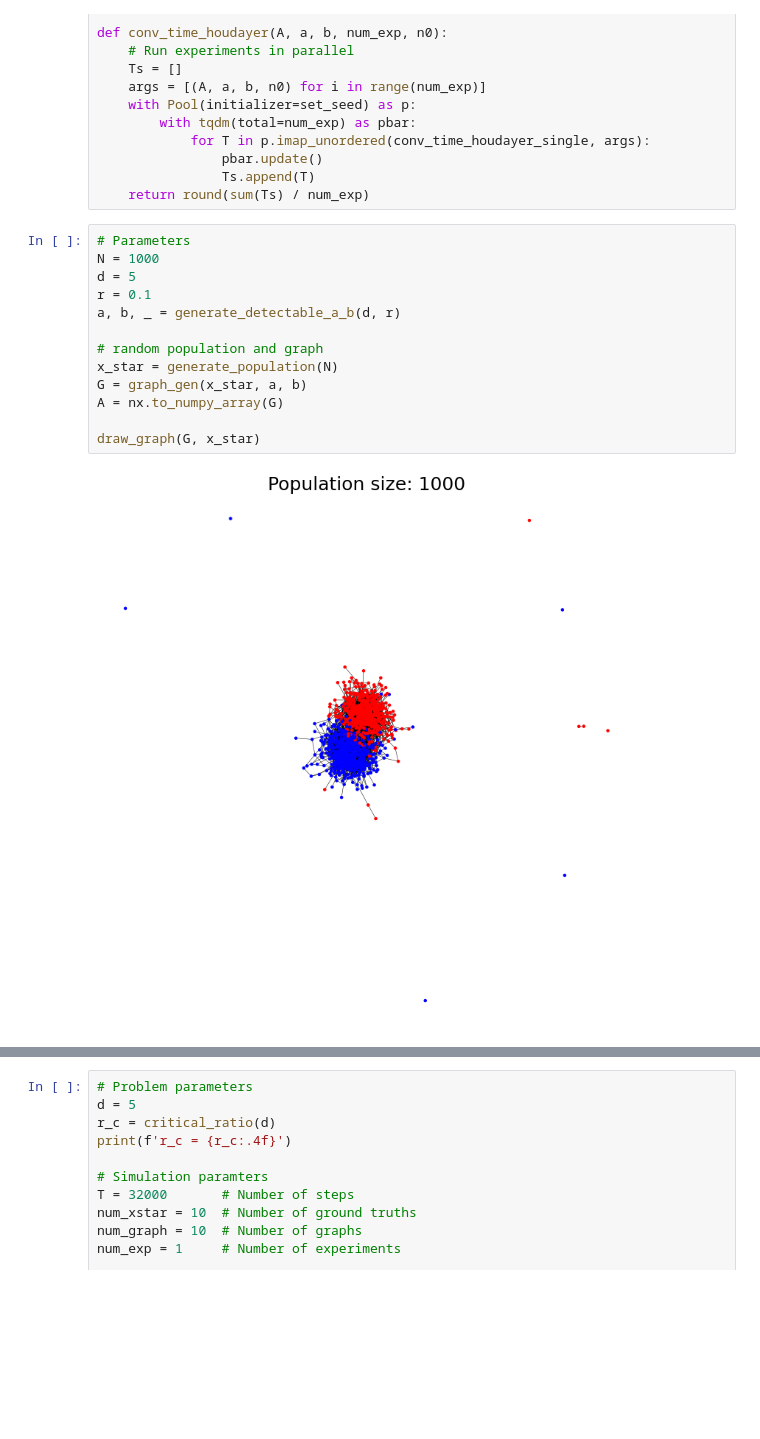
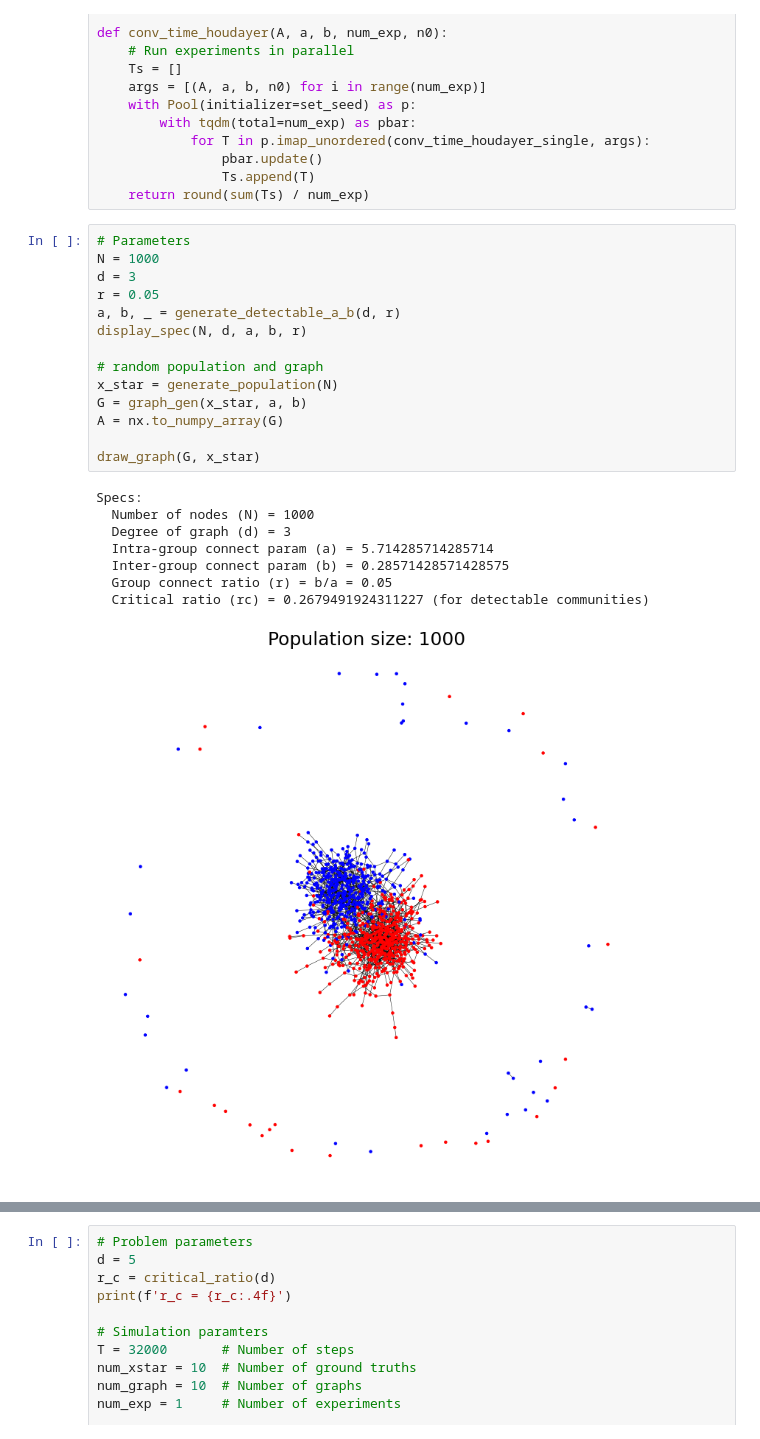
Before and after one commit to galannp/Markov, a Jupyter notebook: notebook/testing_david.ipynb, the cells around one changed output, grey strips where cells are left out. Saved outputs shown, nothing was run; the diff lists cells and outputs as text; blank space fills up the shorter version.

```diff
--- a/notebook/testing_david.ipynb
+++ b/notebook/testing_david.ipynb
@@ -207,18 +204,26 @@ def conv_time_houdayer(A, a, b, num_exp, n0):
 # %%
 # Parameters
 N = 1000
-d = 5
-r = 0.1
+d = 3
+r = 0.05
 a, b, _ = generate_detectable_a_b(d, r)
+display_spec(N, d, a, b, r)
 
 # random population and graph
 x_star = generate_population(N)
 G = graph_gen(x_star, a, b)
 A = nx.to_numpy_array(G)
 
 draw_graph(G, x_star)
 # %% [output]
+Specs:
+  Number of nodes (N) = 1000
+  Degree of graph (d) = 3
+  Intra-group connect param (a) = 5.714285714285714
+  Inter-group connect param (b) = 0.28571428571428575
+  Group connect ratio (r) = b/a = 0.05
+  Critical ratio (rc) = 0.2679491924311227 (for detectable communities)
-[figure, old version]
+[figure, new version]
 # %%
 epsilon = 0.1 # precision required for convergence
 nexp_conv = 100
```
Also changed, not shown: parts of 13 cells of this notebook.
